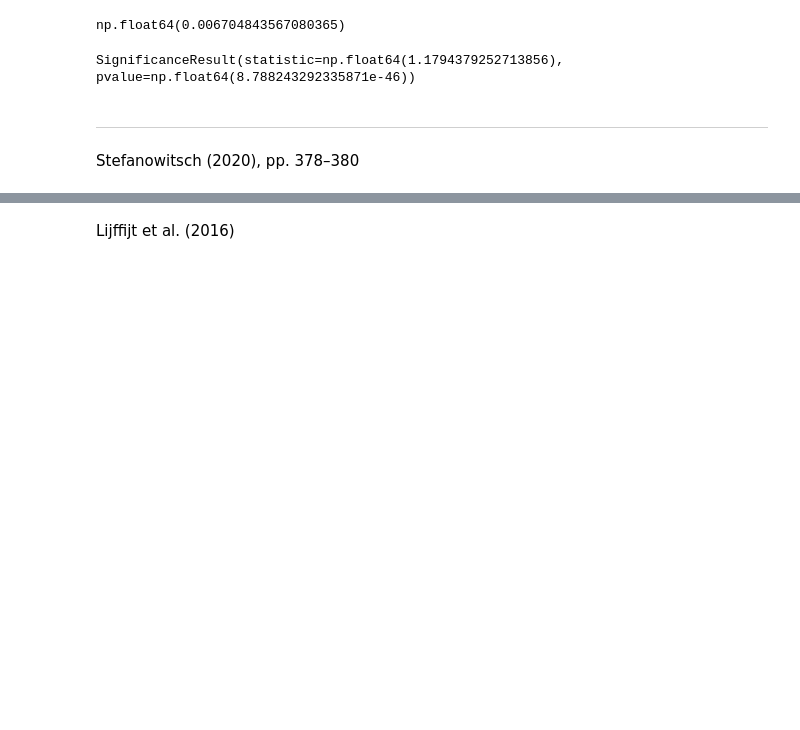
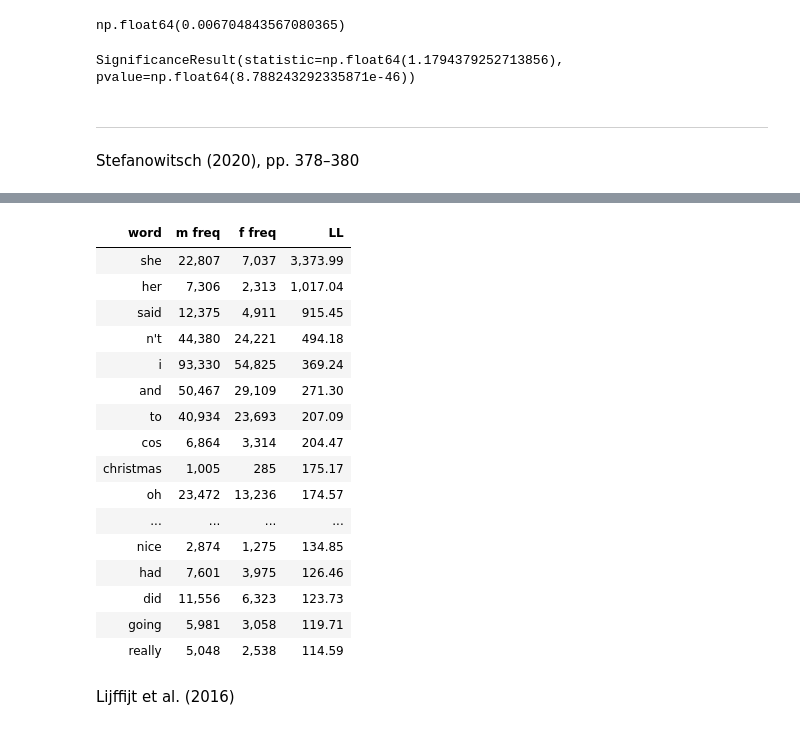
Before and after one commit to rmalouf/polars_corpus, a Jupyter notebook: examples/keywords.ipynb, the cells around one changed output, grey strips where cells are left out. Cells and saved outputs as stored; diff of their text form; code cells hidden in the pictures; blank space fills up the shorter version.

```diff
--- a/examples/keywords.ipynb
+++ b/examples/keywords.ipynb
@@ -129,0 +145,8 @@ ll = (
+# %%
+female_keywords = plc.keywords(
+    target = bnc.filter(pl.col('sex')=='f'),
+    reference= bnc.filter(pl.col('sex')=='m'),
+    method='ll',
+    term=pl.col('token').str.to_lowercase()
+)
+female_keywords
@@ -202,3 +210,45 @@ tbl.save("LL")
+# %%
+tbl = (
+    female_keywords.head(20)
+    .select("token",
+            pl.col('freqs').struct.field('f12').alias('male_freq'),
+            (pl.col('freqs').struct.field('f1')-pl.col('freqs').struct.field('f12')).alias('female_freq'),
+            'LogLik')
+    .style.fmt_number(["LogLik"], decimals=2)
+    .fmt_integer(["male_freq", "female_freq"], use_seps=True)
+    .fmt(html.escape, columns=["token"])
+    .cols_label(
+        {
+            "token": "word",
+            "LogLik": "LL",
+            "male_freq": "m freq",
+            "female_freq": "f freq",
+        }
+    )
+    .opt_row_striping()
+    .opt_vertical_padding(0.6)
+)
+
+#tbl.save("LL")
+tbl
+# %% [output]
+| word | m freq | f freq | LL |
+| she | 22,807 | 7,037 | 3,373.99 |
+| her | 7,306 | 2,313 | 1,017.04 |
+| said | 12,375 | 4,911 | 915.45 |
+| n't | 44,380 | 24,221 | 494.18 |
+| i | 93,330 | 54,825 | 369.24 |
+| and | 50,467 | 29,109 | 271.30 |
+| to | 40,934 | 23,693 | 207.09 |
+| cos | 6,864 | 3,314 | 204.47 |
+| christmas | 1,005 | 285 | 175.17 |
+| oh | 23,472 | 13,236 | 174.57 |
+| ... | ... | ... | ... |
+| nice | 2,874 | 1,275 | 134.85 |
+| had | 7,601 | 3,975 | 126.46 |
+| did | 11,556 | 6,323 | 123.73 |
+| going | 5,981 | 3,058 | 119.71 |
+| really | 5,048 | 2,538 | 114.59 |
 # %% [markdown]
 Lijffijt et al. (2016)
 # %%
```
Also changed, not shown: parts of 7 cells of this notebook, 4 other files.
